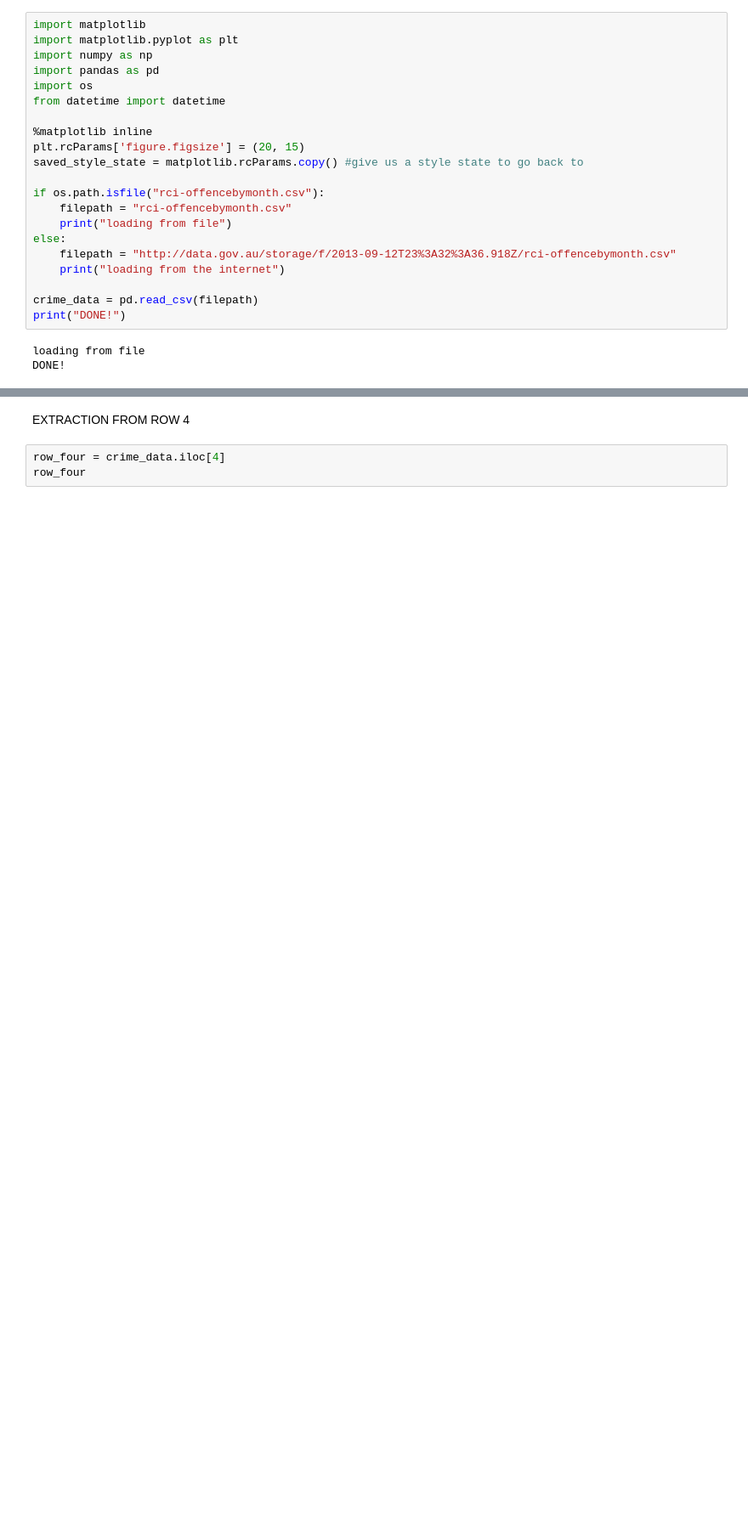
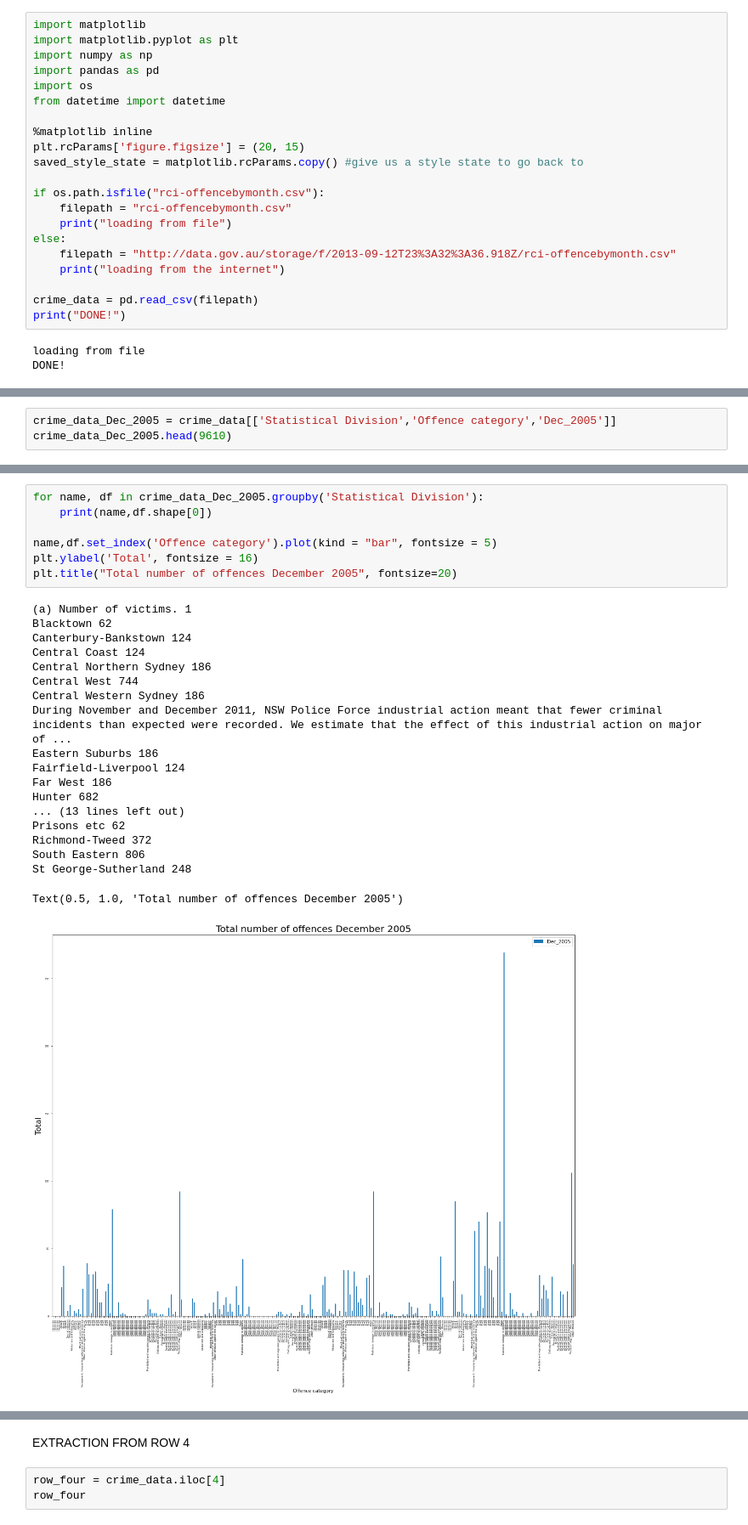
Before and after one commit to joshmic/Data_Project, a Jupyter notebook: Crime Data - NSW.ipynb, the cells around one changed output, grey strips where cells are left out. Shown at 85% size. Saved outputs shown, nothing was run; the diff lists cells and outputs as text; blank space fills up the shorter version.

```diff
--- a/Crime Data - NSW.ipynb
+++ b/Crime Data - NSW.ipynb
@@ -195,0 +171,3 @@ array([[<AxesSubplot:title={'center':'Dec_2005'}>]], dtype=object)
+# %%
+crime_data_Dec_2005 = crime_data[['Statistical Division','Offence category','Dec_2005']]
+crime_data_Dec_2005.head(9610)
@@ -195,0 +188,27 @@ array([[<AxesSubplot:title={'center':'Dec_2005'}>]], dtype=object)
+# %%
+for name, df in crime_data_Dec_2005.groupby('Statistical Division'):
+    print(name,df.shape[0])
+
+name,df.set_index('Offence category').plot(kind = "bar", fontsize = 5)
+plt.ylabel('Total', fontsize = 16)
+plt.title("Total number of offences December 2005", fontsize=20)
+# %% [output]
+(a) Number of victims. 1
+Blacktown 62
+Canterbury-Bankstown 124
+Central Coast 124
+Central Northern Sydney 186
+Central West 744
+Central Western Sydney 186
+During November and December 2011, NSW Police Force industrial action meant that fewer criminal incidents than expected were recorded. We estimate that the effect of this industrial action on major of ...
+Eastern Suburbs 186
+Fairfield-Liverpool 124
+Far West 186
+Hunter 682
+... (13 lines left out)
+Prisons etc 62
+Richmond-Tweed 372
+South Eastern 806
+St George-Sutherland 248
+Text(0.5, 1.0, 'Total number of offences December 2005')
+[figure, added]
```
Also changed, not shown: parts of 51 cells of this notebook, 1 other file.
